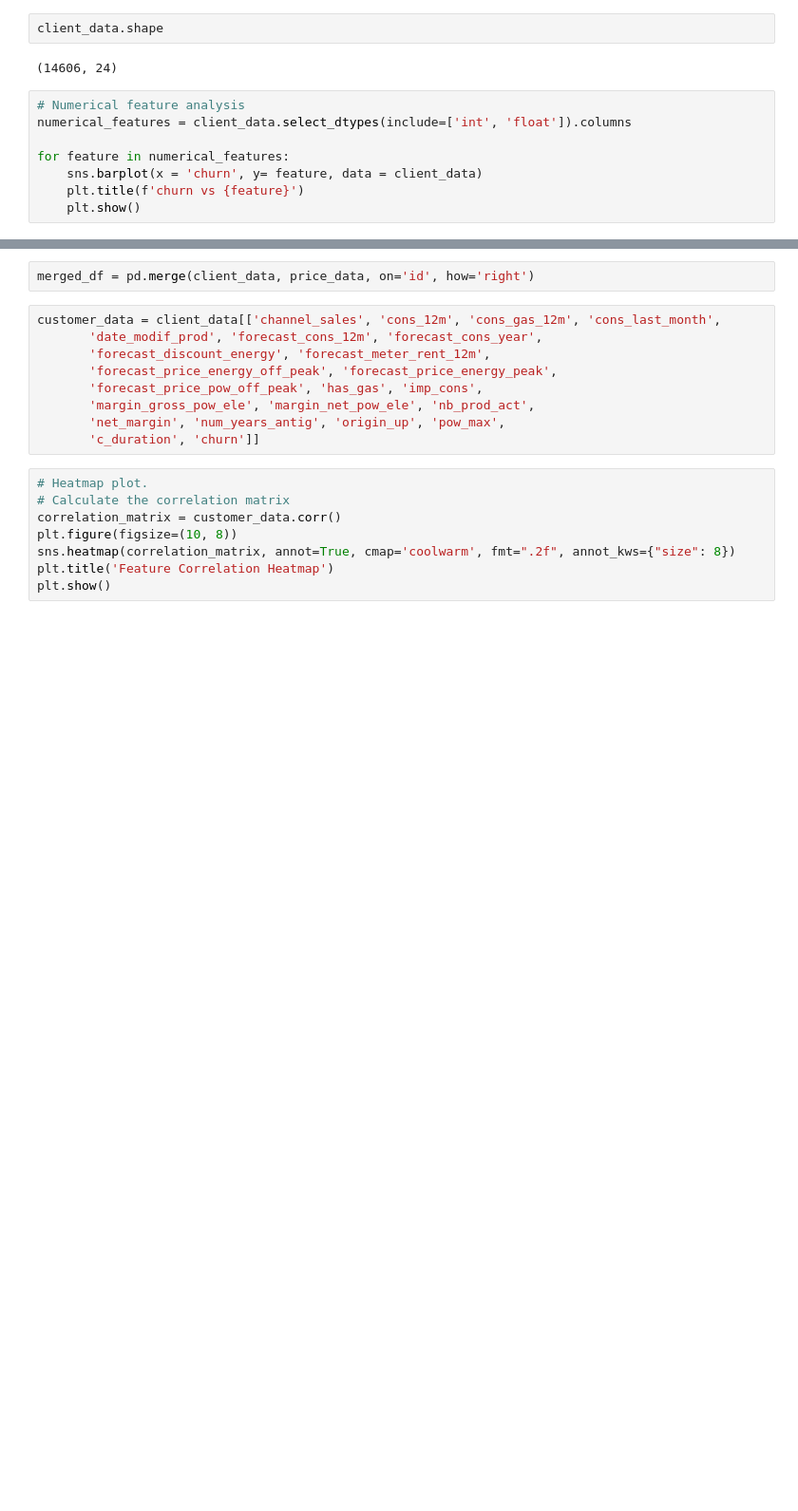
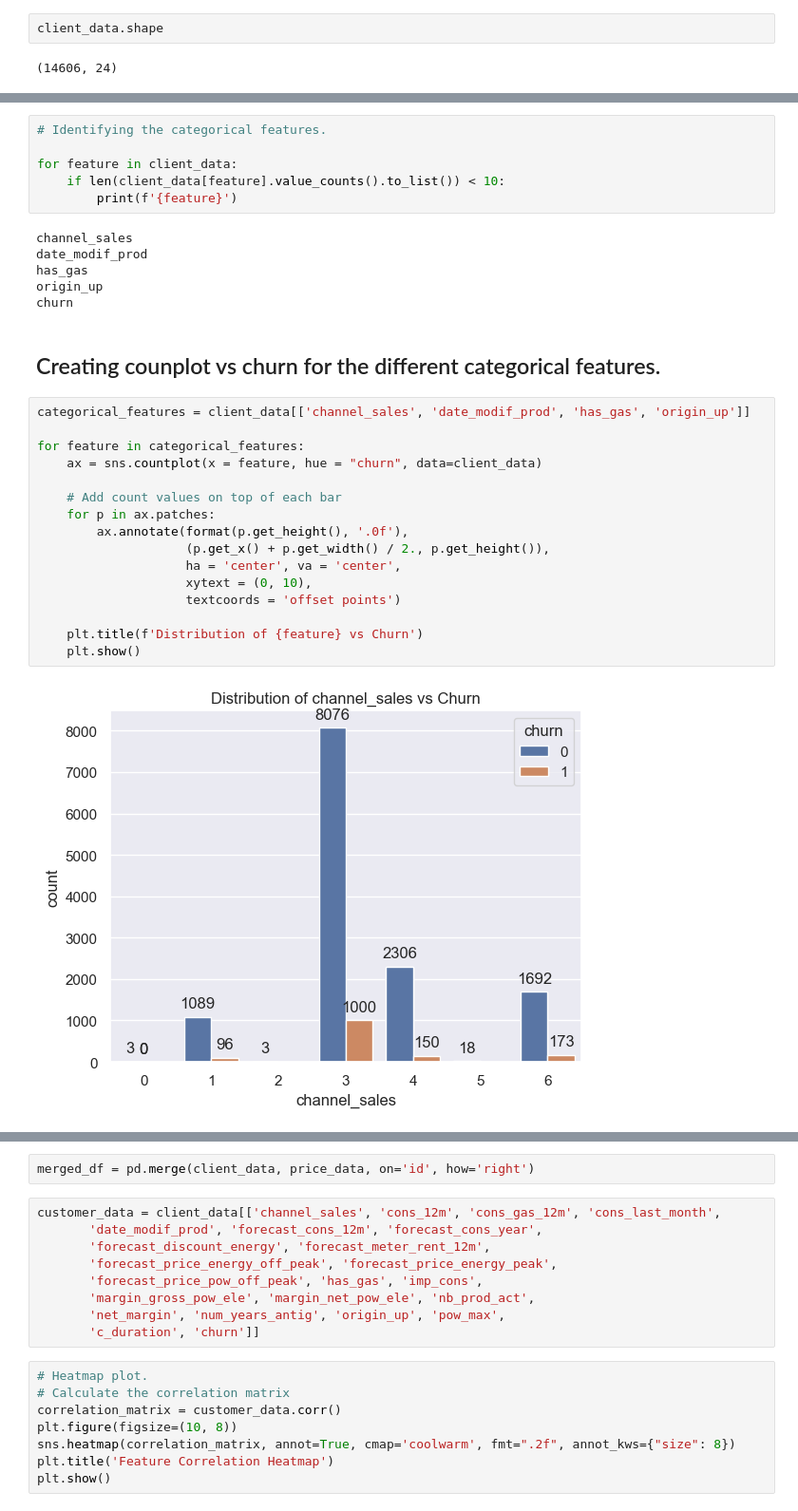
Before and after one commit to nelson123-lab/BCG-X-Data-Science, a Jupyter notebook: Task 2/Task 2 - eda_starter.ipynb, the cells around one changed output, grey strips where cells are left out. Shown at 95% size. Drawn from its saved outputs; the diff is of its cells as text; blank space fills up the shorter version.

```diff
--- a/Task 2/Task 2 - eda_starter.ipynb
+++ b/Task 2/Task 2 - eda_starter.ipynb
@@ -475,11 +480,3 @@ plt.show()
 client_data.shape
 # %% [output]
 (14606, 24)
-# %%
-# Numerical feature analysis
-numerical_features = client_data.select_dtypes(include=['int', 'float']).columns
-
-for feature in numerical_features:
-    sns.barplot(x = 'churn', y= feature, data = client_data)
-    plt.title(f'churn vs {feature}')
-    plt.show()
@@ -499,0 +483,32 @@ for feature in numerical_features:
+# %%
+# Identifying the categorical features.
+
+for feature in client_data:
+    if len(client_data[feature].value_counts().to_list()) < 10:
+        print(f'{feature}')
+# %% [output]
+channel_sales
+date_modif_prod
+has_gas
+origin_up
+churn
+# %% [markdown]
+## Creating counplot vs churn for the different categorical features.
+# %%
+categorical_features = client_data[['channel_sales', 'date_modif_prod', 'has_gas', 'origin_up']]
+
+for feature in categorical_features:
+    ax = sns.countplot(x = feature, hue = "churn", data=client_data)
+
+    # Add count values on top of each bar
+    for p in ax.patches:
+        ax.annotate(format(p.get_height(), '.0f'),
+                    (p.get_x() + p.get_width() / 2., p.get_height()),
+                    ha = 'center', va = 'center',
+                    xytext = (0, 10),
+                    textcoords = 'offset points')
+
+    plt.title(f'Distribution of {feature} vs Churn')
+    plt.show()
+# %% [output]
+[figure, added]
```
Also changed, not shown: parts of 9 cells of this notebook.
